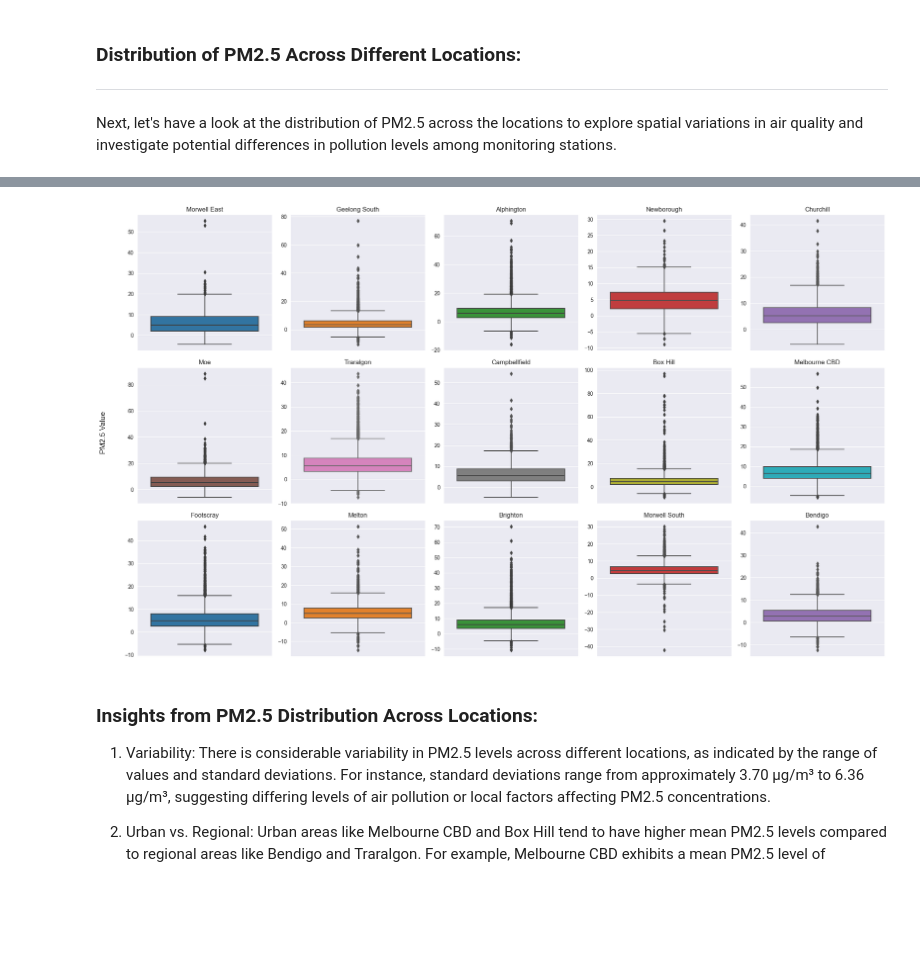
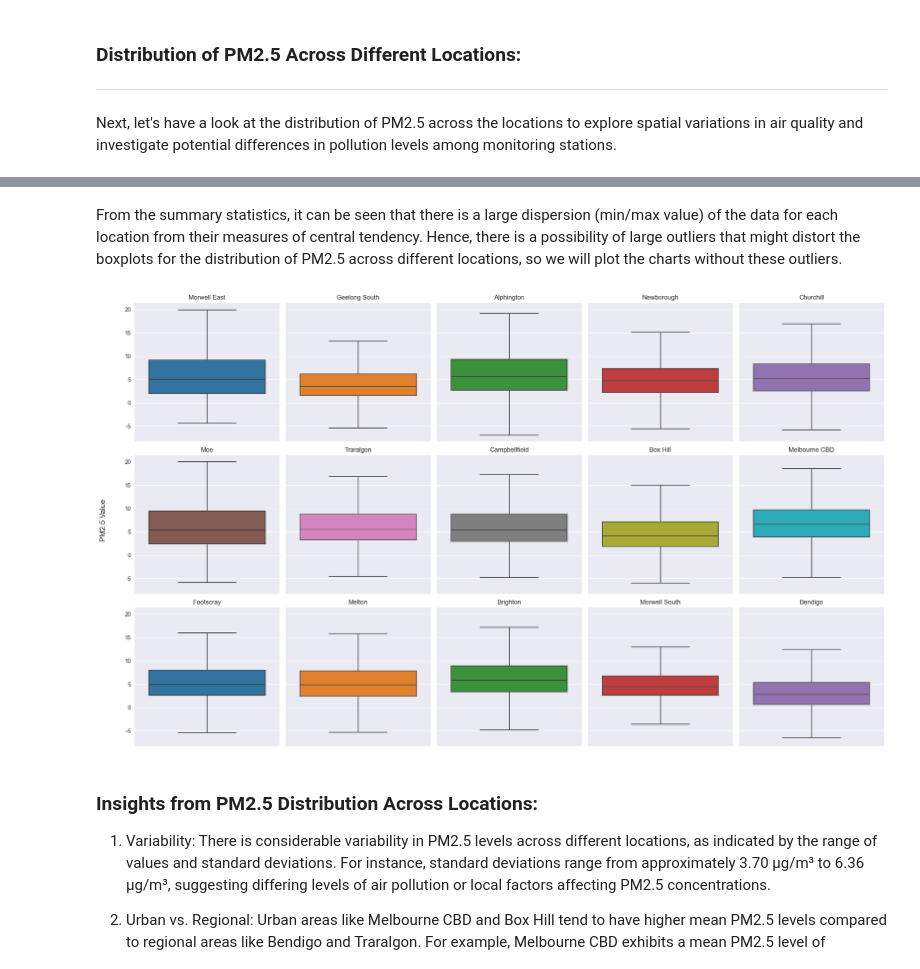
Before and after one commit to Rafsan7238/Analysing-Air-Quality-and-Lung-Disorder-in-Australia, a Jupyter notebook: frontend/Air Quality Analysis.ipynb, the cells around one changed output, grey strips where cells are left out. Saved outputs shown, nothing was run; the diff lists cells and outputs as text; code cells hidden in the pictures; blank space fills up the shorter version.

Commit message:
Removed boxplot outliers

```diff
--- a/frontend/Air Quality Analysis.ipynb
+++ b/frontend/Air Quality Analysis.ipynb
@@ -226,37 +250,36 @@ Next, let's have a look at the distribution of PM2.5 across the locations to exp
+# %% [markdown]
+From the summary statistics, it can be seen that there is a large dispersion (min/max value) of the data for each location from their measures of central tendency. Hence, there is a possibility of large outliers that might distort the boxplots for the distribution of PM2.5 across different locations, so we will plot the charts without these outliers.
 # %%
-# Filter data for PM2.5 parameter
-pm25_data = data[data['parameter_name'] == 'PM2.5']
-
 # Get unique locations
 unique_locations = pm25_data['location_name'].unique()
 
 # Calculate number of rows and columns
 num_locations = len(unique_locations)
 num_rows = 3
 num_cols = math.ceil(num_locations / num_rows)
 
 # Define a custom color palette with enough distinct colors
 palette = sns.color_palette('tab10', n_colors=num_locations)
 
 # Create subplots for each location
-fig, axes = plt.subplots(num_rows, num_cols, figsize=(20, 12))
+fig, axes = plt.subplots(num_rows, num_cols, figsize=(20, 12), sharey=True)
 
 # Flatten axes array to handle both single and multiple subplots
 axes = axes.flatten()
 
 # Iterate over unique locations and create boxplots
 for i, location in enumerate(unique_locations):
-    sns.boxplot(y='value', data=pm25_data[pm25_data['location_name'] == location], ax=axes[i], color=palette[i])
+    sns.boxplot(y='value', data=pm25_data[pm25_data['location_name'] == location], ax=axes[i], color=palette[i], showfliers=False)
     axes[i].set_title(f'{location}')
     axes[i].set_ylabel('')
 
 # Add shared y-axis label
 fig.text(-0.02, 0.5, 'PM2.5 Value', ha='center', va='center', rotation='vertical', fontsize=14)
 
 plt.tight_layout()
 plt.show()
 # %% [output]
-[figure, old version]
+[figure, new version]
 # %% [markdown]
 ### Insights from PM2.5 Distribution Across Locations:
 
```
Also changed, not shown: parts of 1 cell of this notebook.
